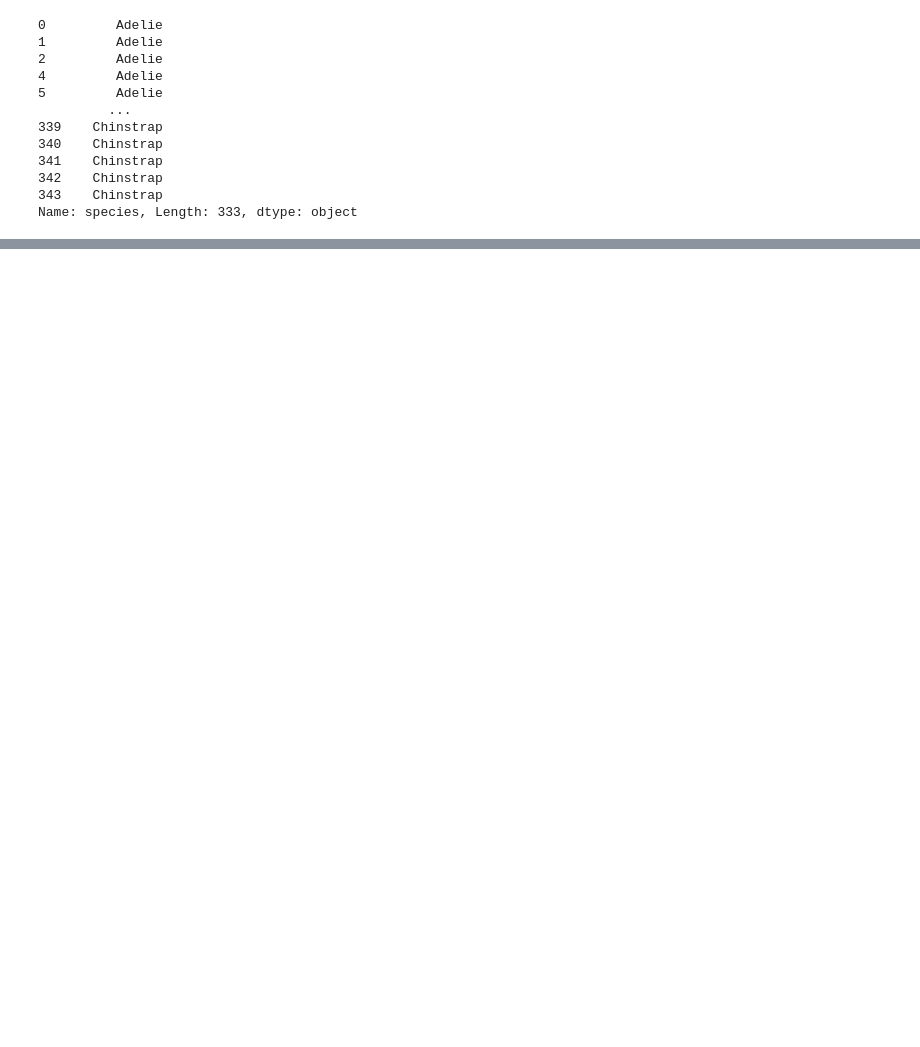
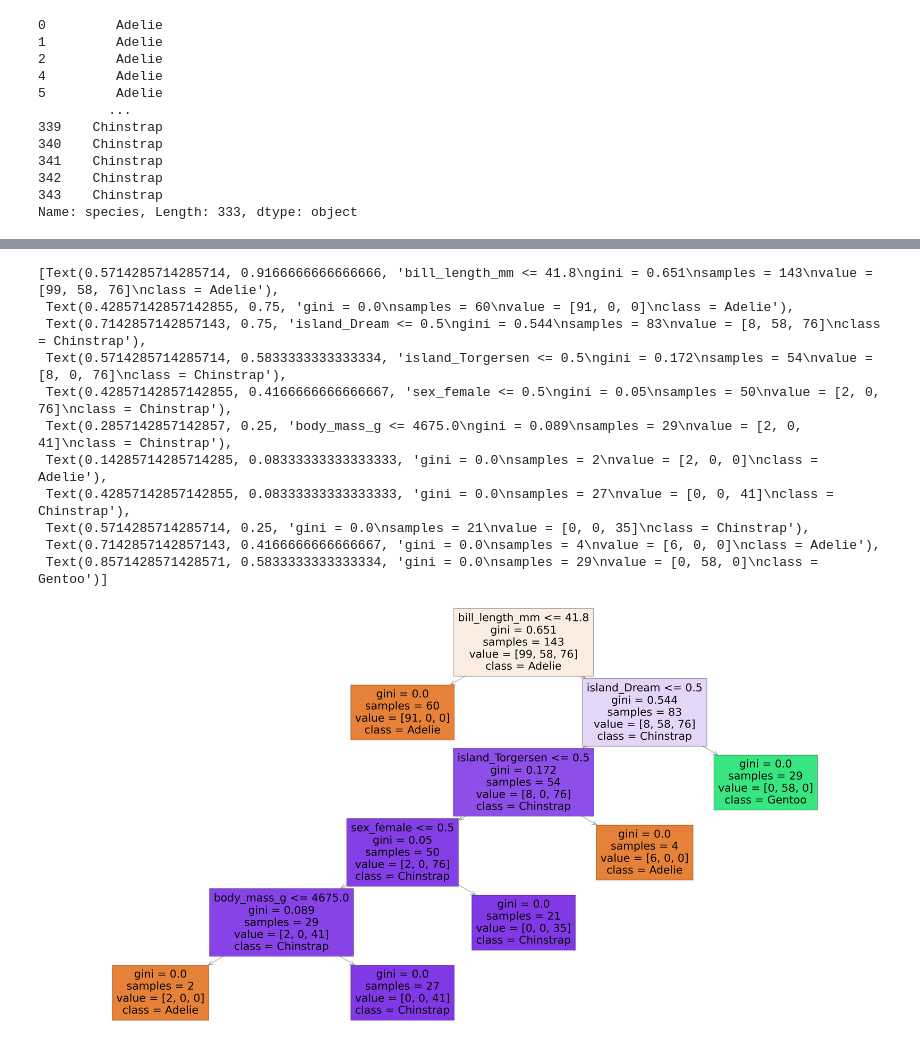
Before and after one commit to tiffanyle1302/PalmersPenguinAnalysis, a Jupyter notebook: Penguin.ipynb, the cells around one changed output, grey strips where cells are left out. Drawn from its saved outputs; the diff is of its cells as text; code cells hidden in the pictures; blank space fills up the shorter version.

```diff
--- a/Penguin.ipynb
+++ b/Penguin.ipynb
@@ -269,3 +305,7 @@ tar_arr
 342    Chinstrap
 343    Chinstrap
 Name: species, Length: 333, dtype: object
+# %%
+label_encode = LabelEncoder()
+tar_arr = label_encode.fit_transform(tar_arr)
+tar_arr
@@ -271,0 +329,2 @@ Name: species, Length: 333, dtype: object
+# %%
+feat_train, feat_test, tar_train, tar_test = train_test_split(feat_mat, tar_arr, test_size = 0.3, random_state = 307)
@@ -271,0 +387,4 @@ Name: species, Length: 333, dtype: object
+# %%
+#Dummy Classifier to have a comparison point
+dummy_clf = DummyClassifier()
+dummy_clf.fit(feat_train, tar_train)
@@ -271,0 +410,4 @@ Name: species, Length: 333, dtype: object
+# %%
+#Random Forest Classifier
+rfc_clf = RandomForestClassifier(random_state= 307, oob_score= True)
+rfc_clf.fit(feat_train, tar_train)
@@ -271,0 +457,16 @@ Name: species, Length: 333, dtype: object
+# %%
+plt.figure(figsize= (80,40))
+plot_tree(rfc_clf.estimators_[5],class_names= ["Adelie","Gentoo","Chinstrap"],feature_names = feat_mat.columns,filled=True)
+# %% [output]
+[Text(0.5714285714285714, 0.9166666666666666, 'bill_length_mm <= 41.8\ngini = 0.651\nsamples = 143\nvalue = [99, 58, 76]\nclass = Adelie'),
+ Text(0.42857142857142855, 0.75, 'gini = 0.0\nsamples = 60\nvalue = [91, 0, 0]\nclass = Adelie'),
+ Text(0.7142857142857143, 0.75, 'island_Dream <= 0.5\ngini = 0.544\nsamples = 83\nvalue = [8, 58, 76]\nclass = Chinstrap'),
+ Text(0.5714285714285714, 0.5833333333333334, 'island_Torgersen <= 0.5\ngini = 0.172\nsamples = 54\nvalue = [8, 0, 76]\nclass = Chinstrap'),
+ Text(0.42857142857142855, 0.4166666666666667, 'sex_female <= 0.5\ngini = 0.05\nsamples = 50\nvalue = [2, 0, 76]\nclass = Chinstrap'),
+ Text(0.2857142857142857, 0.25, 'body_mass_g <= 4675.0\ngini = 0.089\nsamples = 29\nvalue = [2, 0, 41]\nclass = Chinstrap'),
+ Text(0.14285714285714285, 0.08333333333333333, 'gini = 0.0\nsamples = 2\nvalue = [2, 0, 0]\nclass = Adelie'),
+ Text(0.42857142857142855, 0.08333333333333333, 'gini = 0.0\nsamples = 27\nvalue = [0, 0, 41]\nclass = Chinstrap'),
+ Text(0.5714285714285714, 0.25, 'gini = 0.0\nsamples = 21\nvalue = [0, 0, 35]\nclass = Chinstrap'),
+ Text(0.7142857142857143, 0.4166666666666667, 'gini = 0.0\nsamples = 4\nvalue = [6, 0, 0]\nclass = Adelie'),
+ Text(0.8571428571428571, 0.5833333333333334, 'gini = 0.0\nsamples = 29\nvalue = [0, 58, 0]\nclass = Gentoo')]
+[figure, added]
```
Also changed, not shown: parts of 28 cells of this notebook.
